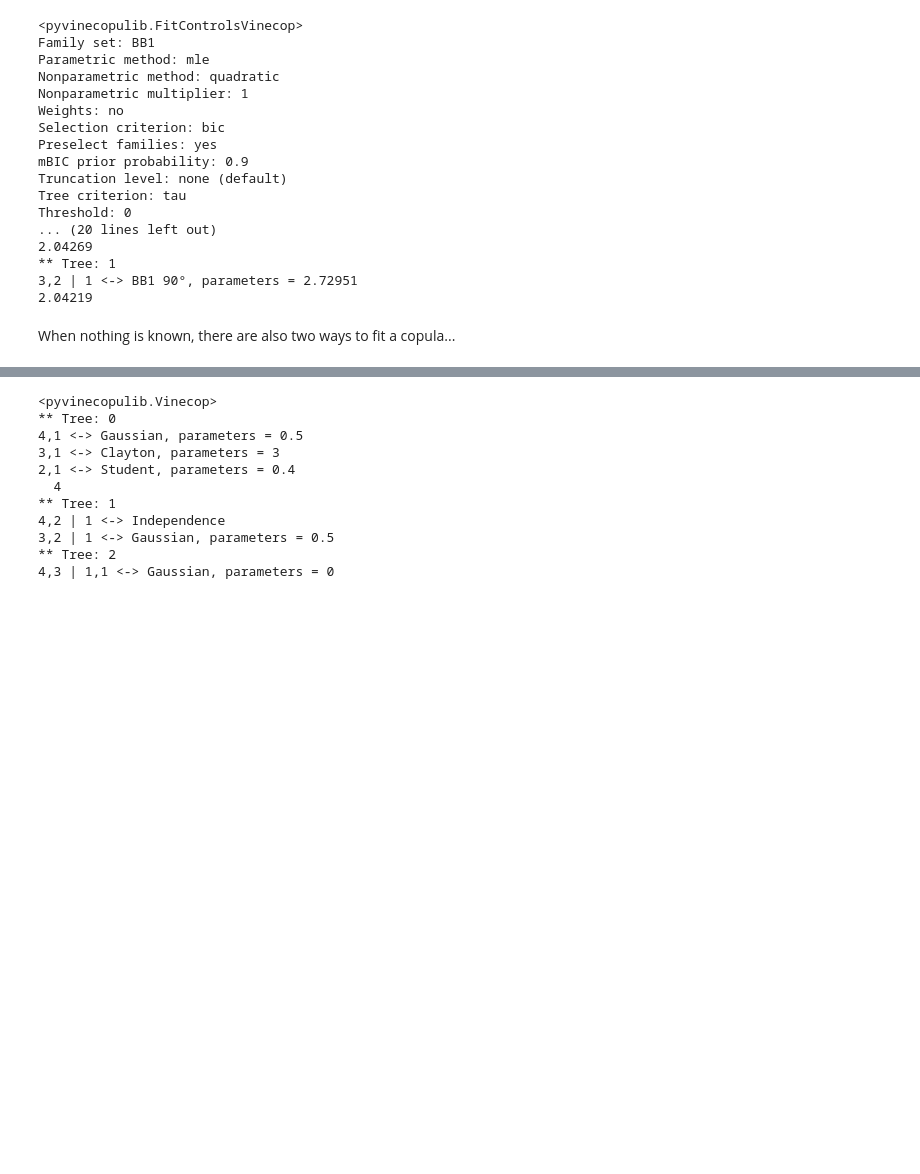
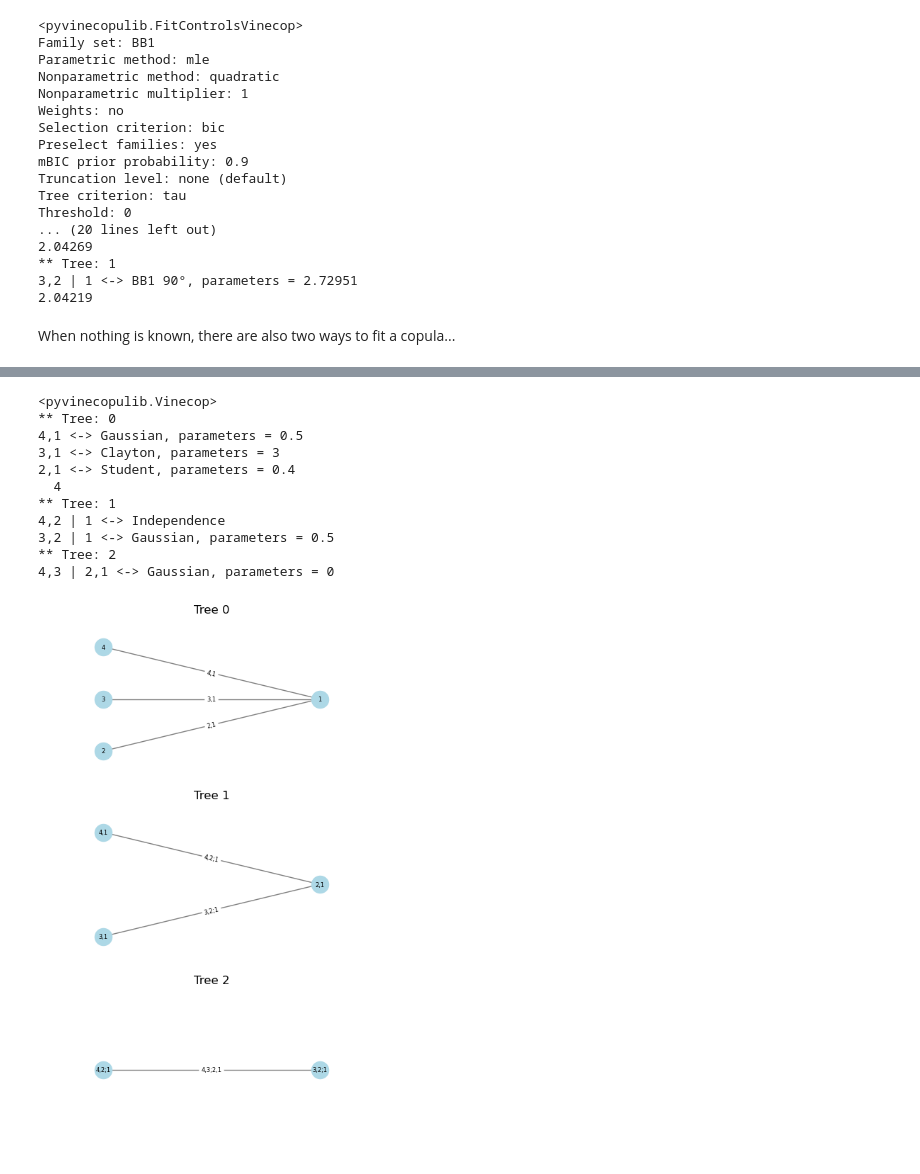
Before and after one commit to vinecopulib/pyvinecopulib, a Jupyter notebook: examples/vine_copulas.ipynb, the cells around one changed output, grey strips where cells are left out. Saved outputs shown, nothing was run; the diff lists cells and outputs as text; code cells hidden in the pictures; blank space fills up the shorter version.

```diff
--- a/examples/vine_copulas.ipynb
+++ b/examples/vine_copulas.ipynb
@@ -121,26 +133,32 @@ print(cop3)
 # %%
 # create a C-vine structure with root node 1 in first tree, 2 in second, ...
 cvine = pv.CVineStructure([4, 3, 2, 1])
 # specify pair-copulas in every tree
-tree1 = [pv.Bicop(pv.BicopFamily.gaussian, 0, [0.5]),
-         pv.Bicop(pv.BicopFamily.clayton, 0, [3]),
-         pv.Bicop(pv.BicopFamily.student, 0, [0.4, 4])]
-tree2 = [pv.Bicop(pv.BicopFamily.indep),
-         pv.Bicop(pv.BicopFamily.gaussian, 0, [0.5])]
+tree1 = [
+  pv.Bicop(pv.BicopFamily.gaussian, 0, [0.5]),
+  pv.Bicop(pv.BicopFamily.clayton, 0, [3]),
+  pv.Bicop(pv.BicopFamily.student, 0, [0.4, 4]),
+]
+tree2 = [
+  pv.Bicop(pv.BicopFamily.indep),
+  pv.Bicop(pv.BicopFamily.gaussian, 0, [0.5]),
+]
 tree3 = [pv.Bicop(pv.BicopFamily.gaussian)]
 
 # instantiate C-vine copula model
 cop = pv.Vinecop(cvine, [tree1, tree2, tree3])
 print(cop)
+cop.plot()
 # %% [output]
 <pyvinecopulib.Vinecop>
 ** Tree: 0
 4,1 <-> Gaussian, parameters = 0.5
 3,1 <-> Clayton, parameters = 3
 2,1 <-> Student, parameters = 0.4
   4
 ** Tree: 1
 4,2 | 1 <-> Independence
 3,2 | 1 <-> Gaussian, parameters = 0.5
 ** Tree: 2
-4,3 | 1,1 <-> Gaussian, parameters = 0
+4,3 | 2,1 <-> Gaussian, parameters = 0
+[figure, added]
```
Also changed, not shown: parts of 3 cells of this notebook, 36 other files.
